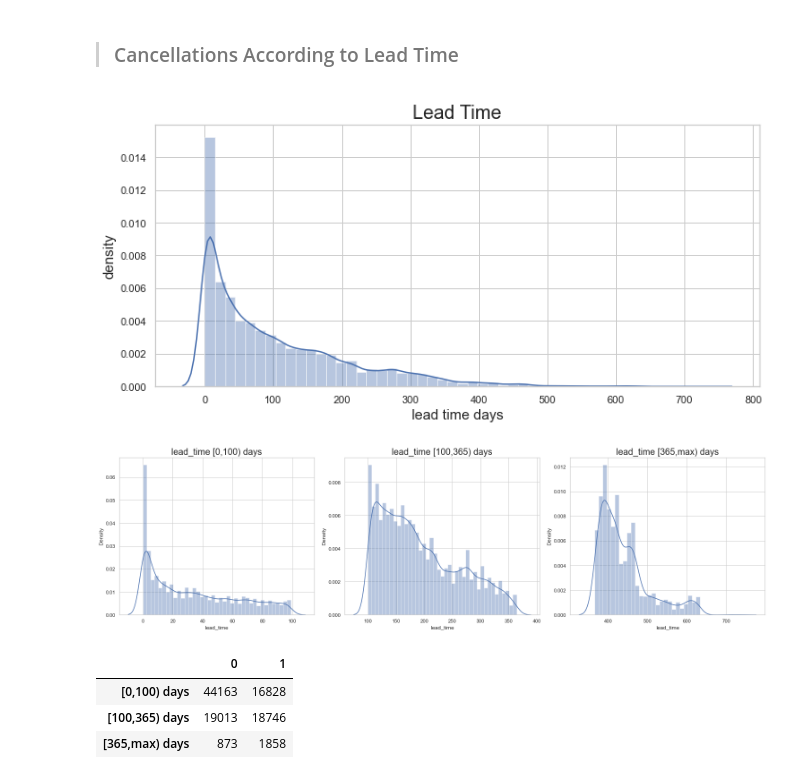
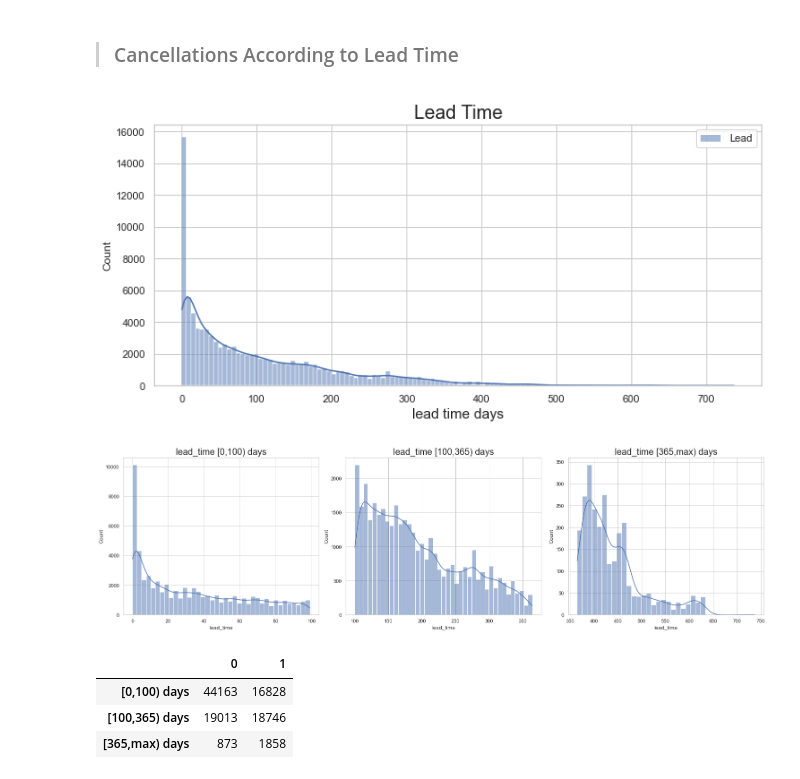
Before and after one commit to adiy55/1SA-Final-Project, a Jupyter notebook: 1SA ML Hotel Bookings.ipynb, the cells around one changed output. Cells and saved outputs as stored; diff of their text form; code cells hidden in the pictures.

```diff
--- a/1SA ML Hotel Bookings.ipynb
+++ b/1SA ML Hotel Bookings.ipynb
@@ -295,19 +295,19 @@ Name: is_canceled, dtype: float64
 # %% [markdown]
 > ### Cancellations According to Lead Time
 # %%
-# density plot of lead time
+# hist plot of lead time
+# kde = kernel density estimation (displays distribution function, density curve)
 # shows the distribution and highest concentration points
 plt.figure(figsize=(10,5))
 lead_time = df2['lead_time']
 lead_time = pd.DataFrame(sorted(lead_time, reverse = True), columns = ['Lead'])
-sns.distplot(lead_time)
+sns.histplot(lead_time, kde=True)
 plt.title("Lead Time", size=20)
 plt.xlabel("lead time days", size=15)
-plt.ylabel("density", size=15)
 plt.tight_layout()
 plt.show()
 # %% [output]
-[figure, old version]
+[figure, new version]
 # %%
 # divides lead time by less than 100 days, 100-355 days and 365 or more days
 lead_time_1 = df2[df2["lead_time"] < 100]
@@ -319,18 +319,18 @@ lead_cancel_1 = lead_time_1["is_canceled"].value_counts()
 lead_cancel_2 = lead_time_2["is_canceled"].value_counts()
 lead_cancel_3 = lead_time_3["is_canceled"].value_counts()
 # %%
-# density plot for each lead time group
-fig, bx = plt.subplots(1,3,figsize=(21,6))
-sns.distplot(lead_time_1["lead_time"], ax = bx[0])
-bx[0].set_title("lead_time [0,100) days", size=20)
-sns.distplot(lead_time_2["lead_time"], ax = bx[1])
-bx[1].set_title("lead_time [100,365) days", size=20)
-sns.distplot(lead_time_3["lead_time"], ax = bx[2])
-bx[2].set_title("lead_time [365,max) days", size=20)
+# hist plot for each lead time group
+fig, (bx1, bx2, bx3) = plt.subplots(1,3,figsize=(21,6))
+sns.histplot(lead_time_1["lead_time"], ax = bx1, kde=True)
+bx1.set_title("lead_time [0,100) days", size=20)
+sns.histplot(lead_time_2["lead_time"], ax = bx2, kde=True)
+bx2.set_title("lead_time [100,365) days", size=20)
+sns.histplot(lead_time_3["lead_time"], ax = bx3, kde=True)
+bx3.set_title("lead_time [365,max) days", size=20)
 plt.tight_layout()
 plt.show()
 # %% [output]
-[figure, old version]
+[figure, new version]
 # %%
 # total count of lead time according to cancellation
 total_lead_days_cancel = pd.DataFrame(data=[lead_cancel_1,lead_cancel_2,lead_cancel_3],
```
Also changed, not shown: parts of 3 cells of this notebook.
